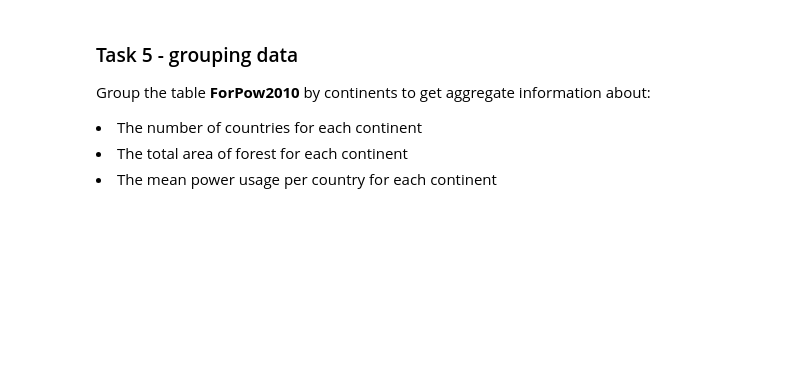
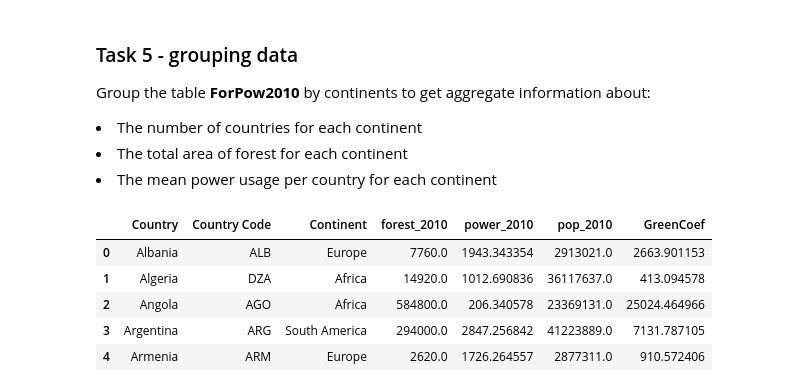
Before and after one commit to For-Chance/CourseOfConstructionInformation, a Jupyter notebook: Class/Class_04/Pandas_2/03 - Pandas 2 - Empty.ipynb, the cells around one changed output. Drawn from its saved outputs; the diff is of its cells as text; code cells hidden in the pictures; blank space fills up the shorter version.

```diff
--- a/Class/Class_04/Pandas_2/03 - Pandas 2 - Empty.ipynb
+++ b/Class/Class_04/Pandas_2/03 - Pandas 2 - Empty.ipynb
@@ -252,10 +252,10 @@ ForPow2010[condition].head()
 # Uncomment the code below if you haven't done everything above,
 # or if you are starting this notebook from this place
 
-#import pandas as pd
-#import numpy as np
-#ForPow2010 = pd.read_csv('ForPow2010.csv')
-#ForPow = pd.read_csv('ForPow.csv')
+import pandas as pd
+import numpy as np
+ForPow2010 = pd.read_csv('ForPow2010.csv')
+ForPow = pd.read_csv('ForPow.csv')
 # %% [markdown]
 Our goal os to group the  **ForPow2010** table in such a way to get the sum of the forest area for each continent.
 <br><br>
@@ -273,6 +309,14 @@ Group the table **ForPow2010** by continents to get aggregate information about:
 <li>The mean power usage per country for each continent
 # %%
 # As a reminder - let's display the table
+ForPow2010.head()
+# %% [output]
+|  | Country | Country Code | Continent | forest_2010 | power_2010 | pop_2010 | GreenCoef |
+| 0 | Albania | ALB | Europe | 7760.0 | 1943.343354 | 2913021.0 | 2663.901153 |
+| 1 | Algeria | DZA | Africa | 14920.0 | 1012.690836 | 36117637.0 | 413.094578 |
+| 2 | Angola | AGO | Africa | 584800.0 | 206.340578 | 23369131.0 | 25024.464966 |
+| 3 | Argentina | ARG | South America | 294000.0 | 2847.256842 | 41223889.0 | 7131.787105 |
+| 4 | Armenia | ARM | Europe | 2620.0 | 1726.264557 | 2877311.0 | 910.572406 |
 # %%
 # Now you may group.
 # ENTER YOUR CODE HERE
```
Also changed, not shown: parts of 4 cells of this notebook.
